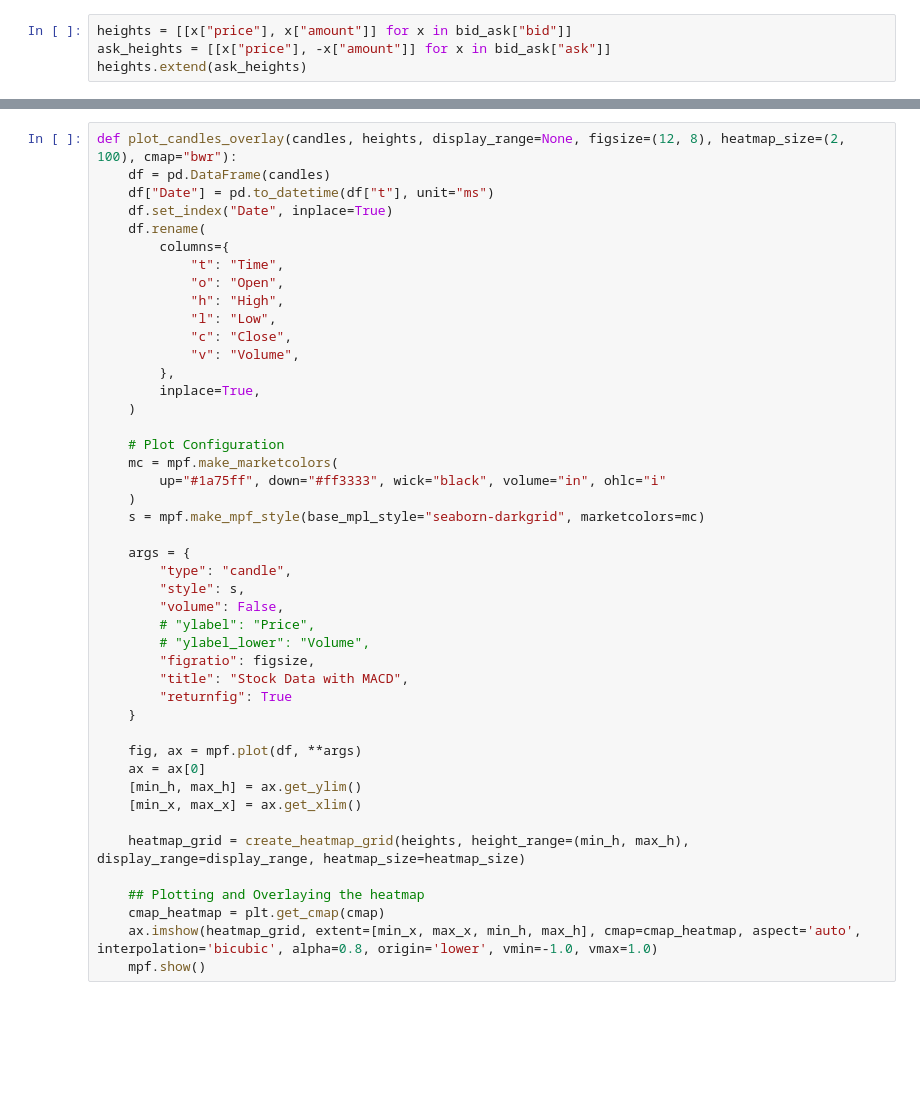
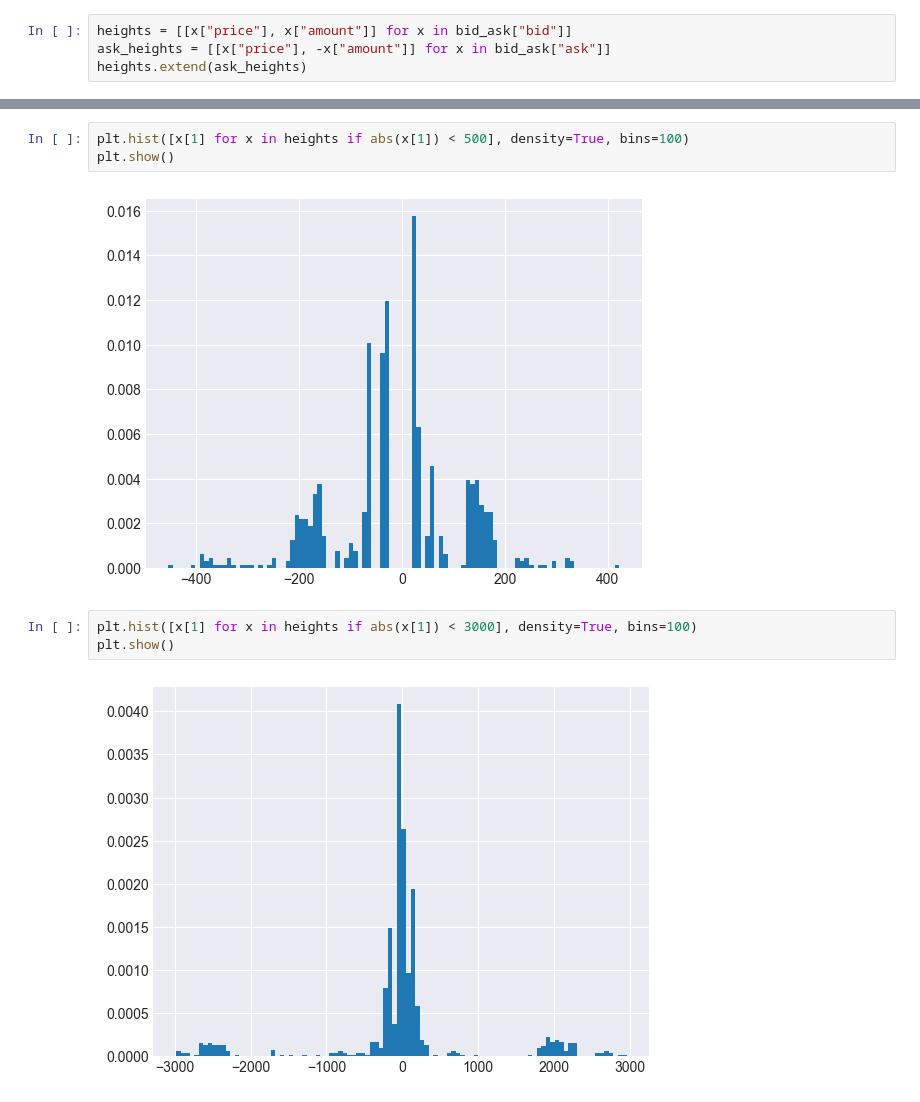
Before and after one commit to Altair200333/traderbor, a Jupyter notebook: notebooks/explore.ipynb, the cells around one changed output, grey strips where cells are left out. Drawn from its saved outputs; the diff is of its cells as text; blank space fills up the shorter version.

```diff
--- a/notebooks/explore.ipynb
+++ b/notebooks/explore.ipynb
@@ -266,46 +160,11 @@ plot_support_heatmap(points, heights, display_range=(-1, 1), figsize=(15, 7))
-# %%
-def plot_candles_overlay(candles, heights, display_range=None, figsize=(12, 8), heatmap_size=(2, 100), cmap="bwr"):
-    df = pd.DataFrame(candles)
-    df["Date"] = pd.to_datetime(df["t"], unit="ms")
-    df.set_index("Date", inplace=True)
-    df.rename(
-        columns={
-            "t": "Time",
-            "o": "Open",
-            "h": "High",
-            "l": "Low",
-            "c": "Close",
-            "v": "Volume",
-        },
-        inplace=True,
-    )
-
-    # Plot Configuration
-    mc = mpf.make_marketcolors(
-        up="#1a75ff", down="#ff3333", wick="black", volume="in", ohlc="i"
-    )
-    s = mpf.make_mpf_style(base_mpl_style="seaborn-darkgrid", marketcolors=mc)
-
-    args = {
-        "type": "candle",
-        "style": s,
-        "volume": False,
-        # "ylabel": "Price",
-        # "ylabel_lower": "Volume",
-        "figratio": figsize,
-        "title": "Stock Data with MACD",
-        "returnfig": True
-    }
-
-    fig, ax = mpf.plot(df, **args)
-    ax = ax[0]
-    [min_h, max_h] = ax.get_ylim()
-    [min_x, max_x] = ax.get_xlim()
-
-    heatmap_grid = create_heatmap_grid(heights, height_range=(min_h, max_h), display_range=display_range, heatmap_size=heatmap_size)
-
-    ## Plotting and Overlaying the heatmap
-    cmap_heatmap = plt.get_cmap(cmap)
-    ax.imshow(heatmap_grid, extent=[min_x, max_x, min_h, max_h], cmap=cmap_heatmap, aspect='auto', interpolation='bicubic', alpha=0.8, origin='lower', vmin=-1.0, vmax=1.0)
-    mpf.show()
+# %%
+plt.hist([x[1] for x in heights if abs(x[1]) < 500], density=True, bins=100)
+plt.show()
+# %% [output]
+[figure, added]
+# %%
+plt.hist([x[1] for x in heights if abs(x[1]) < 3000], density=True, bins=100)
+plt.show()
+# %% [output]
+[figure, added]
 # %%
```
Also changed, not shown: parts of 8 cells of this notebook, 3 other files.
